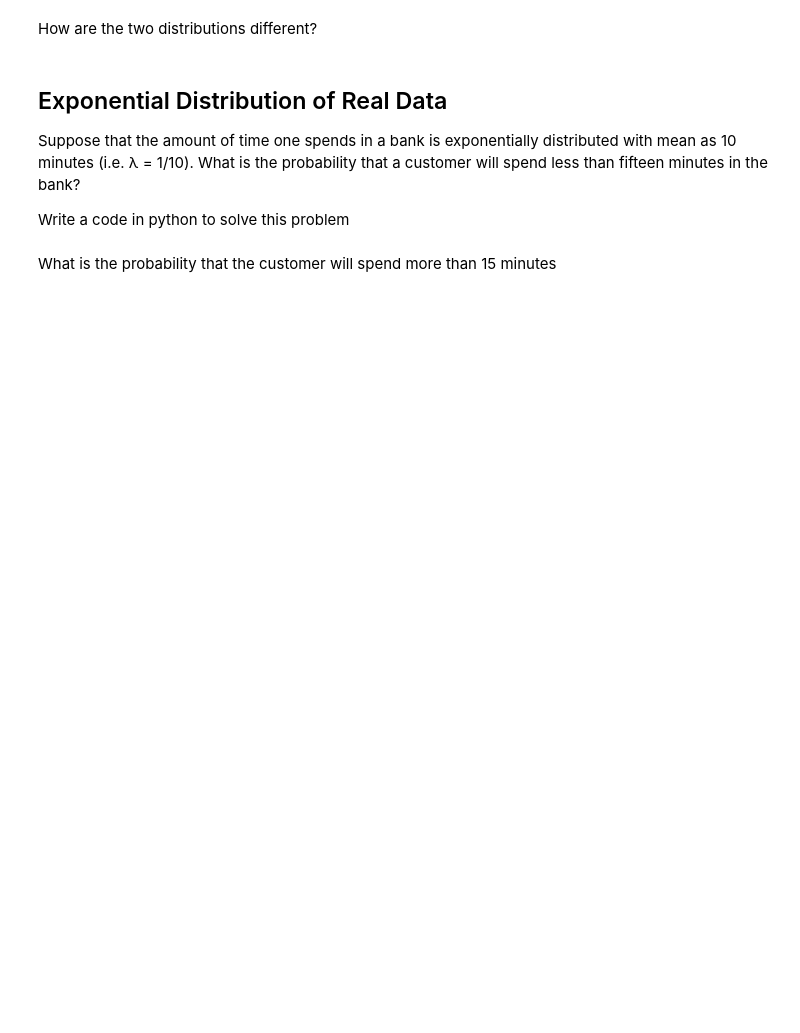
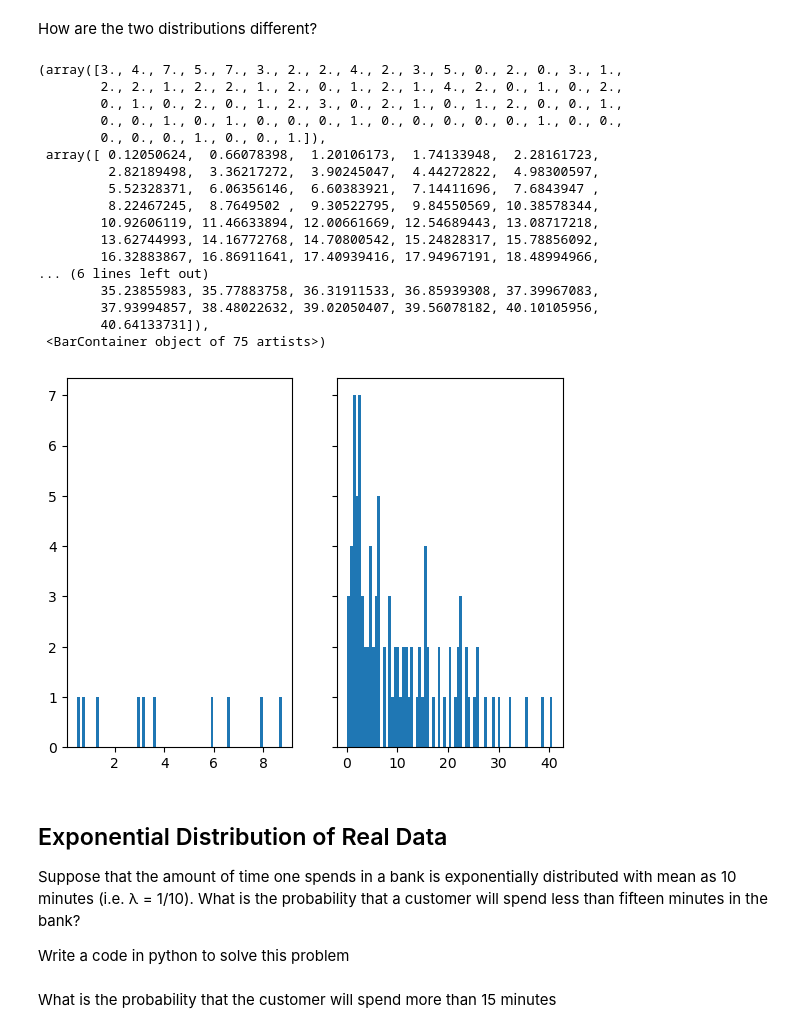
Before and after one commit to filokaizen/6.1-lab_continuous_probability_distributions, a Jupyter notebook: your-code/main.ipynb, the cells around one changed output. Saved outputs shown, nothing was run; the diff lists cells and outputs as text; code cells hidden in the pictures; blank space fills up the shorter version.

```diff
--- a/your-code/main.ipynb
+++ b/your-code/main.ipynb
@@ -172,2 +194,12 @@ Your output should look like below:
+# %%
+# your code here
+
+import numpy as np
+
+def ran_num(mean, size):
+
+    election = np.random.exponential(mean, size)
+
+    return election
 # %% [markdown]
 How are the two distributions different?
@@ -176,3 +206,34 @@ How are the two distributions different?
+# %%
+# your answer here
+
+a1 = ran_num(10, 10)
+
+a2 = ran_num(10, 100)
+
+fig, ax = plt.subplots(1, 2, sharey = True)
+
+ax[0].hist(a1, bins = 75)
+
+ax[1].hist(a2, bins = 75)
+# %% [output]
+(array([3., 4., 7., 5., 7., 3., 2., 2., 4., 2., 3., 5., 0., 2., 0., 3., 1.,
+        2., 2., 1., 2., 2., 1., 2., 0., 1., 2., 1., 4., 2., 0., 1., 0., 2.,
+        0., 1., 0., 2., 0., 1., 2., 3., 0., 2., 1., 0., 1., 2., 0., 0., 1.,
+        0., 0., 1., 0., 1., 0., 0., 0., 1., 0., 0., 0., 0., 0., 1., 0., 0.,
+        0., 0., 0., 1., 0., 0., 1.]),
+ array([ 0.12050624,  0.66078398,  1.20106173,  1.74133948,  2.28161723,
+         2.82189498,  3.36217272,  3.90245047,  4.44272822,  4.98300597,
+         5.52328371,  6.06356146,  6.60383921,  7.14411696,  7.6843947 ,
+         8.22467245,  8.7649502 ,  9.30522795,  9.84550569, 10.38578344,
+        10.92606119, 11.46633894, 12.00661669, 12.54689443, 13.08717218,
+        13.62744993, 14.16772768, 14.70800542, 15.24828317, 15.78856092,
+        16.32883867, 16.86911641, 17.40939416, 17.94967191, 18.48994966,
+... (6 lines left out)
+        35.23855983, 35.77883758, 36.31911533, 36.85939308, 37.39967083,
+        37.93994857, 38.48022632, 39.02050407, 39.56078182, 40.10105956,
+        40.64133731]),
+ <BarContainer object of 75 artists>)
+[figure, added]
 # %% [markdown]
 ## Exponential Distribution of Real Data
 
```
Also changed, not shown: parts of 14 cells of this notebook.
